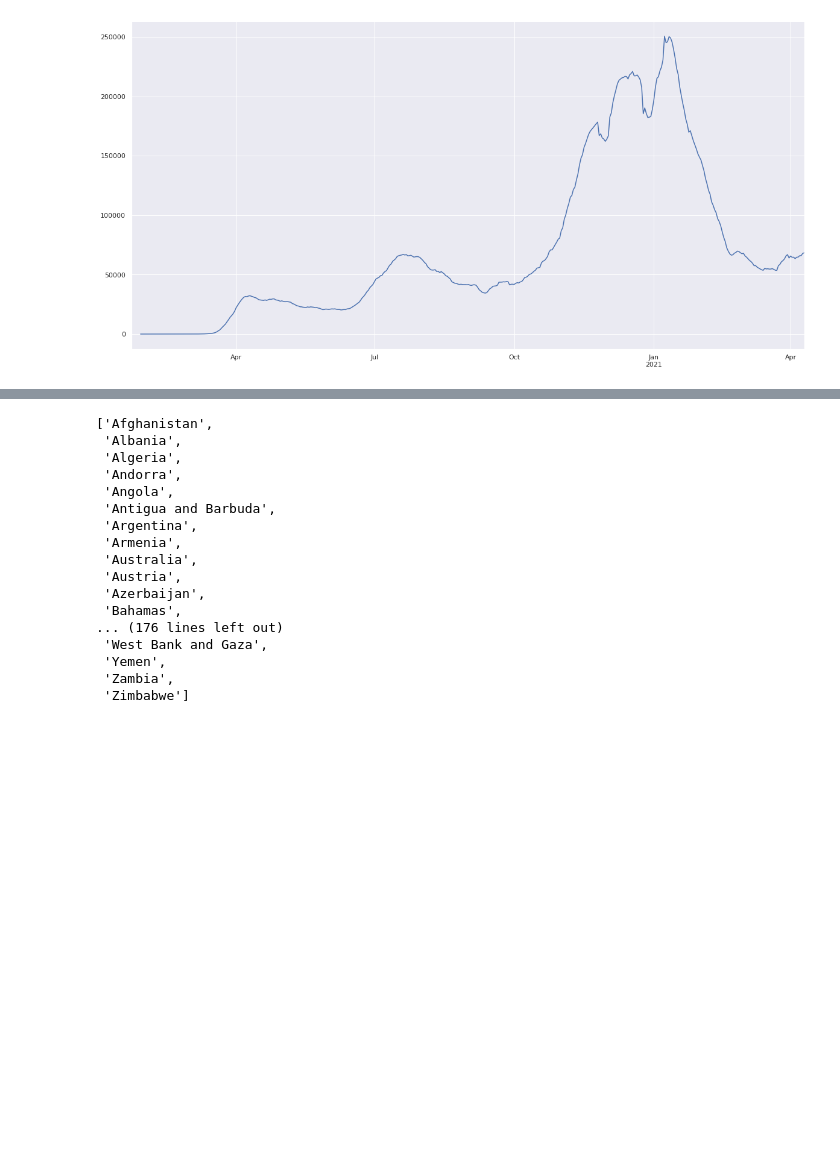
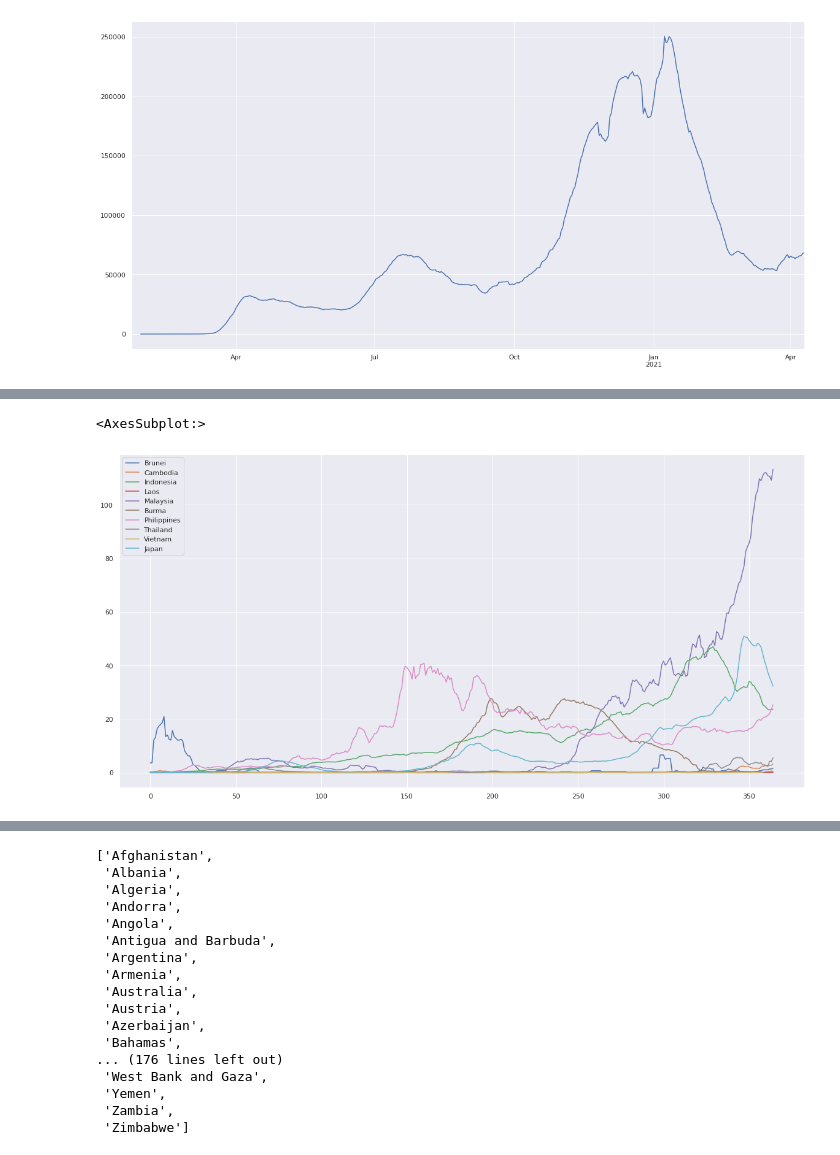
Before and after one commit to daikichidaze/COVID-19-analysis, a Jupyter notebook: notebook/02_eda_daily_data.ipynb, the cells around one changed output, grey strips where cells are left out. Cells and saved outputs as stored; diff of their text form; code cells hidden in the pictures; blank space fills up the shorter version.

```diff
--- a/notebook/02_eda_daily_data.ipynb
+++ b/notebook/02_eda_daily_data.ipynb
@@ -126,0 +136,5 @@ df_diff.T['Japan'].plot.line()
+# %%
+df_365days_rolling_norm[['Brunei','Cambodia','Indonesia','Laos','Malaysia','Burma','Philippines','Thailand','Vietnam','Japan']].plot.line()
+# %% [output]
+<AxesSubplot:>
+[figure, added]
```
Also changed, not shown: parts of 11 cells of this notebook.
